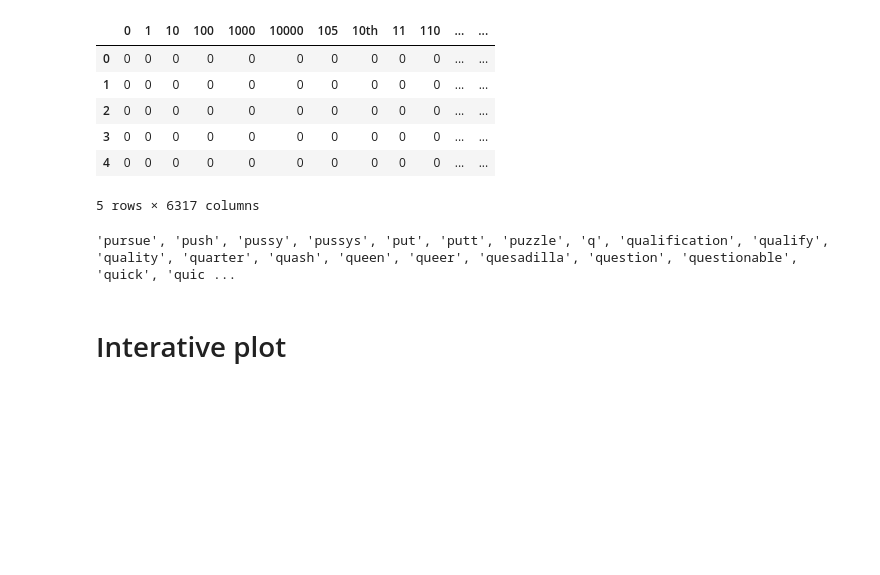
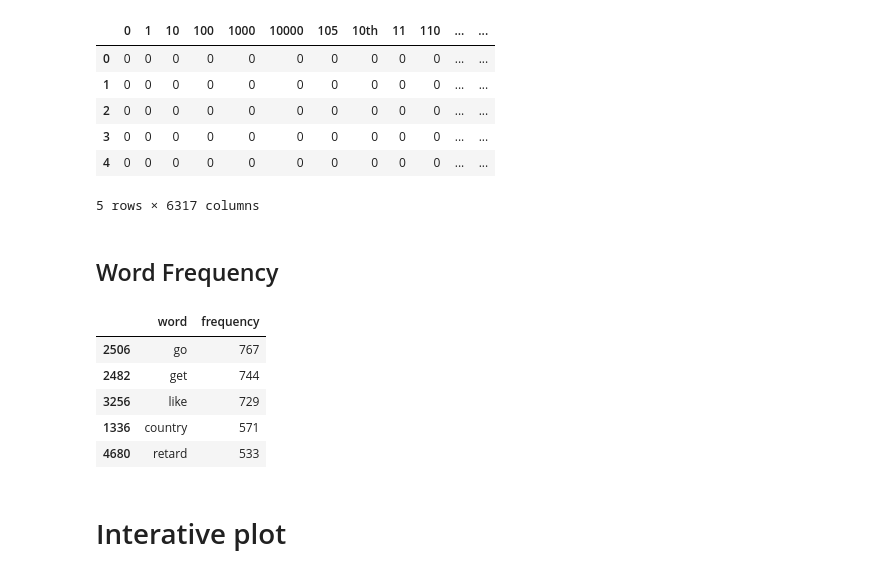
Before and after one commit to fbormann/mineracao-dados, a Jupyter notebook: Decision Tree Lemma.ipynb, the cells around one changed output. Saved outputs shown, nothing was run; the diff lists cells and outputs as text; code cells hidden in the pictures; blank space fills up the shorter version.

```diff
--- a/Decision Tree Lemma.ipynb
+++ b/Decision Tree Lemma.ipynb
@@ -43,6 +53,7 @@ stop_words = set(stopwords.words('english') + words_for_exclusion)
 Corpus lemmatization
 # %%
 corpus = []
+y_count = 0
 Y = np.zeros((len(df['text'])))
 for idx, row in df.iterrows():
     doc = nlp(row['text']) # spacy sintactic parsing
@@ -51,6 +62,8 @@ for idx, row in df.iterrows():
     corpus.append(" ".join(filtered_sentence))
     if row['label'] not in ['none','normal','NOT']:
         Y[idx] = 1
+        y_count += 1
 
+print(y_count)
 print(corpus[:10])
 # %% [output]
@@ -93,11 +107,27 @@ a.head()
 5 rows × 6317 columns
 # %%
 a.to_csv("./twitter_data/word_vector.csv")
-# %%
-count_list = X.toarray().sum(axis=0)
-labels = vectorizer.get_feature_names()
-# %% [output]
-'pursue', 'push', 'pussy', 'pussys', 'put', 'putt', 'puzzle', 'q', 'qualification', 'qualify', 'quality', 'quarter', 'quash', 'queen', 'queer', 'quesadilla', 'question', 'questionable', 'quick', 'quic ...
+# %% [markdown]
+## Word Frequency
+# %%
+count_list = X.toarray().sum(axis=0)
+labels = vectorizer.get_feature_names()
+word_frequency = pd.DataFrame( columns=["word","frequency"])
+word_frequency['word'] = labels
+word_frequency['frequency'] = count_list
+
+word_frequency = word_frequency.sort_values(by=['frequency'], ascending=False)
+
+
+word_frequency.to_csv("./twitter_data/word_freqency.csv")
+word_frequency.head()
+# %% [output]
+|  | word | frequency |
+| 2506 | go | 767 |
+| 2482 | get | 744 |
+| 3256 | like | 729 |
+| 1336 | country | 571 |
+| 4680 | retard | 533 |
 # %% [markdown]
 # Interative plot
 # %%
```
Also changed, not shown: parts of 2 cells of this notebook, 4 other files.
